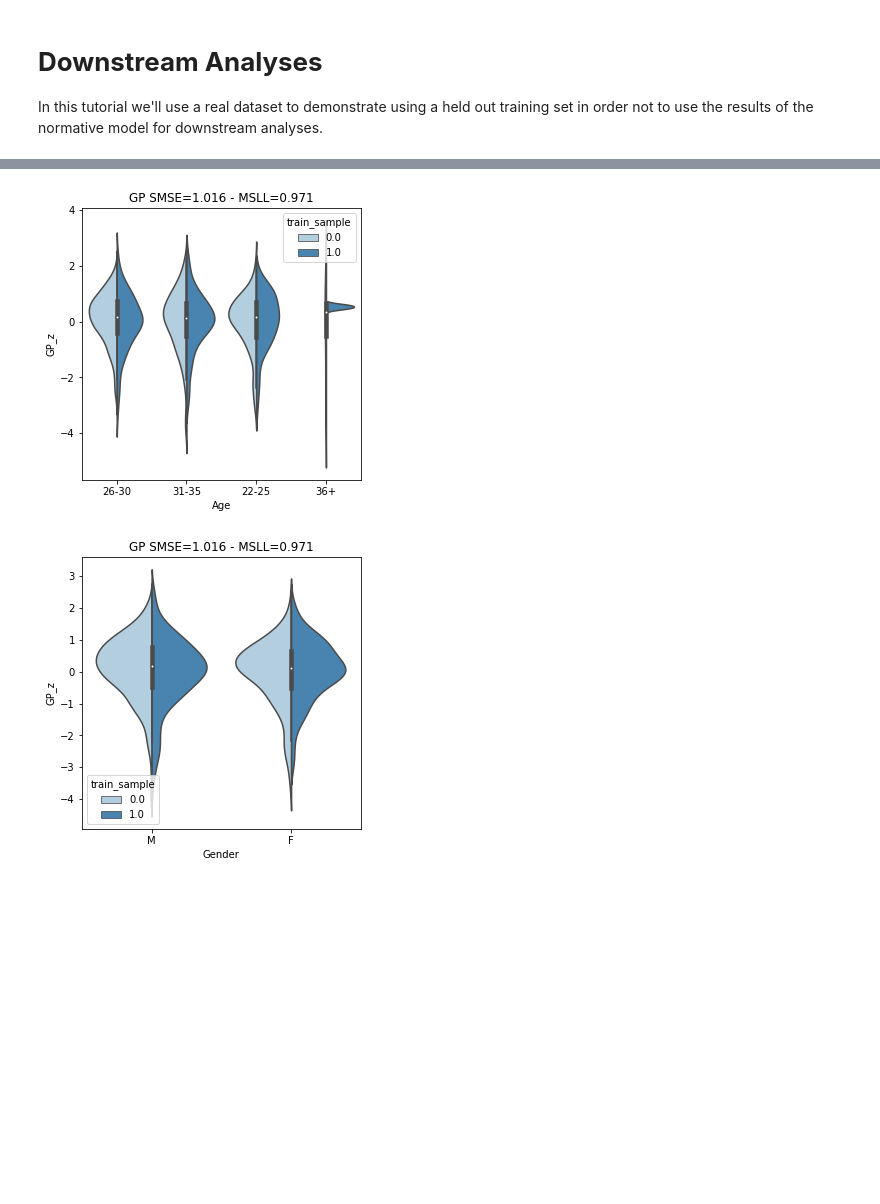
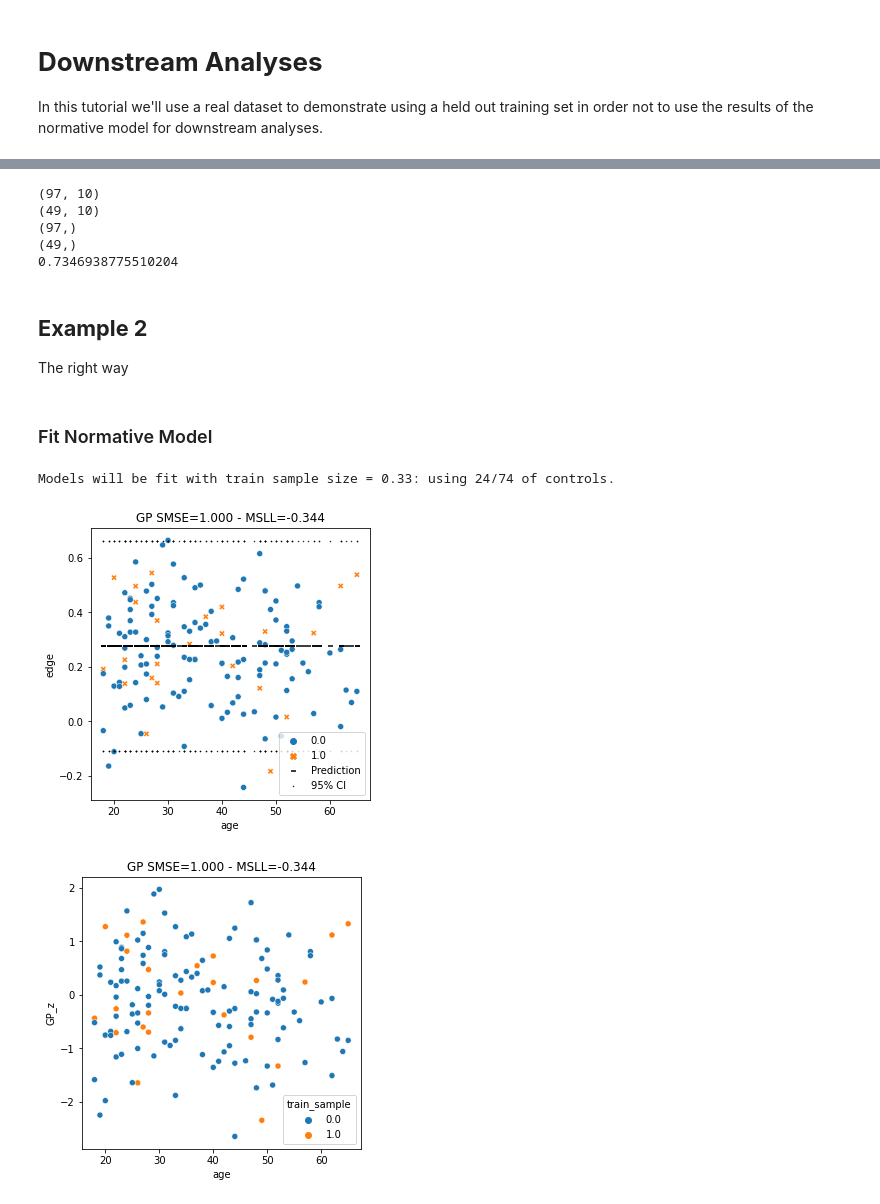
Before and after one commit to ppsp-team/PyNM, a Jupyter notebook: tutorials/6-downstream_analyses.ipynb, the cells around one changed output, grey strips where cells are left out. Cells and saved outputs as stored; diff of their text form; code cells hidden in the pictures; blank space fills up the shorter version.

```diff
--- a/tutorials/6-downstream_analyses.ipynb
+++ b/tutorials/6-downstream_analyses.ipynb
@@ -47,0 +52,10 @@ print(netmats.shape)
+# %%
+# Create a DataFrame
+pheno = pd.DataFrame([int(x) for x in cobre.phenotypic['id']])
+pheno['status'] = [(x==b'Patient')*1 for x in cobre.phenotypic['subject_type']]
+pheno['gender'] = [(x==b'Female')*1 for x in cobre.phenotypic['gender']]
+pheno['age'] = [x for x in cobre.phenotypic['current_age']]
+
+# Sort the values by id (same sorting as above)
+pheno.sort_values(0,inplace=True)
+pheno.reset_index(inplace=True)
@@ -48,11 +64,10 @@ print(netmats.shape)
 # %%
-from scipy.stats import pearsonr
+n_edges = 10
+corr = []
+for i in range(connectomes.shape[1]):
 
-corr = []
-for i in range(netmats.shape[1]):
-
-    y = netmats[:,i]
-    x = pheno[col]
+    y = connectomes[:,i]
+    x = pheno['status']
     r = pearsonr(x,y)[0]
     corr.append(r)
 
@@ -60,4 +75,5 @@ edges = pd.DataFrame([corr], index = ['r']).transpose()
 edges['r_abs'] = edges['r'].abs()
 edges.sort_values('r_abs',inplace=True)
 edges = edges[edges['r'].notna()]
-top_edges = edges[-10:].index.to_list()
+top_edges = edges[-n_edges:].index.to_list()
+edges.loc[top_edges]
@@ -85,0 +92,5 @@ Average: RMSE=3.472 - SMSE=1.016 - MSLL=0.971
+# %%
+edge_names = [f"edge_{i}" for i in top_edges]
+df = pd.DataFrame(connectomes[:,top_edges],columns = edge_names)
+pheno = pd.concat([pheno,df],axis=1)
+pheno
@@ -86,6 +142,46 @@ Average: RMSE=3.472 - SMSE=1.016 - MSLL=0.971
+# %%
+from sklearn.model_selection import train_test_split
+from sklearn.metrics import accuracy_score
+
+X = results.to_numpy()
+y = m.data['status'].to_numpy()
+
+X_train, X_test, y_train, y_test = train_test_split(X,y,test_size=0.33)
+
+print(X_train.shape)
+print(X_test.shape)
+print(y_train.shape)
+print(y_test.shape)
+
+from sklearn.svm import SVC
+
+svr = SVC()
+svr.fit(X_train,y_train)
+pred = svr.predict(X_test)
+
+print(accuracy_score(y_test,pred))
+# %% [output]
+(97, 10)
+(49, 10)
+(97,)
+(49,)
+0.7346938775510204
+# %% [markdown]
+## **Example 2**
+The right way
+# %% [markdown]
+### Fit Normative Model
+# %%
+# Initialize pynm w/ data, confounds & bin parameters
+m = PyNM(pheno,'edge','status',['age','c(gender)'],bin_width=15,bin_spacing=1,train_sample=0.33)
+
+# Run model
+m.gp_normative_model()
+# %% [output]
+Models will be fit with train sample size = 0.33: using 24/74 of controls.
 # %%
-m.plot_z(confound='Age')
-m.plot_z(confound='Gender')
+m.plot()
+m.plot_z(confound='age')
 # %% [output]
-[figure, old version]
+[figure, new version]
-[figure, old version]
+[figure, new version]
```
Also changed, not shown: parts of 27 cells of this notebook.
